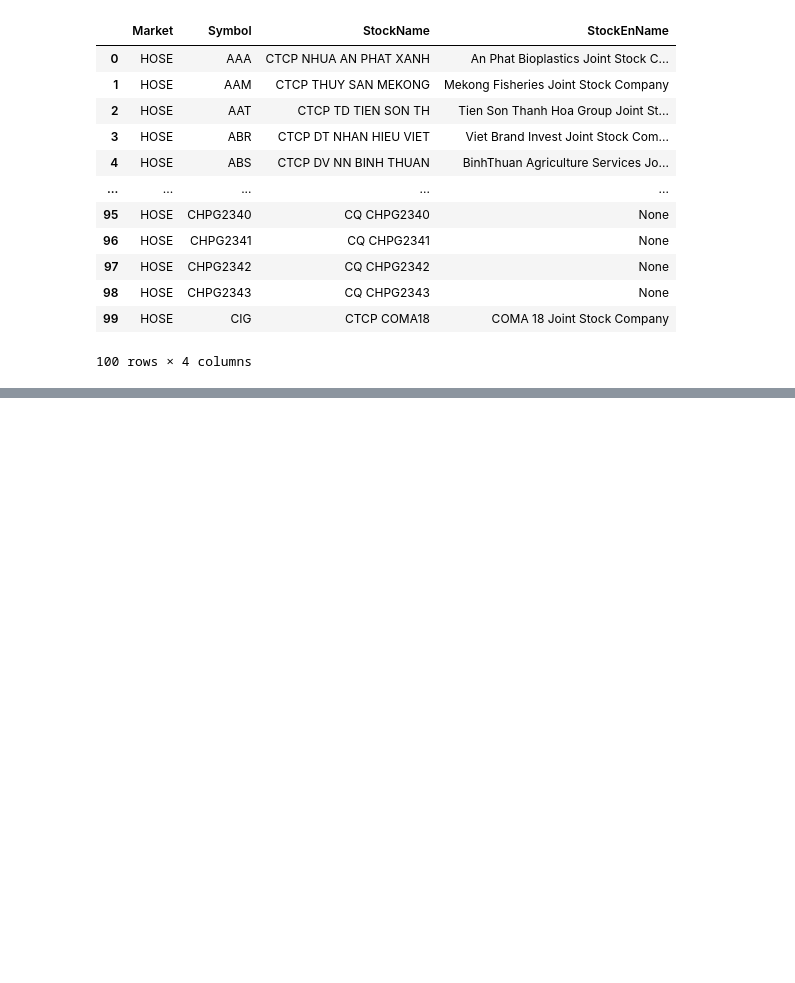
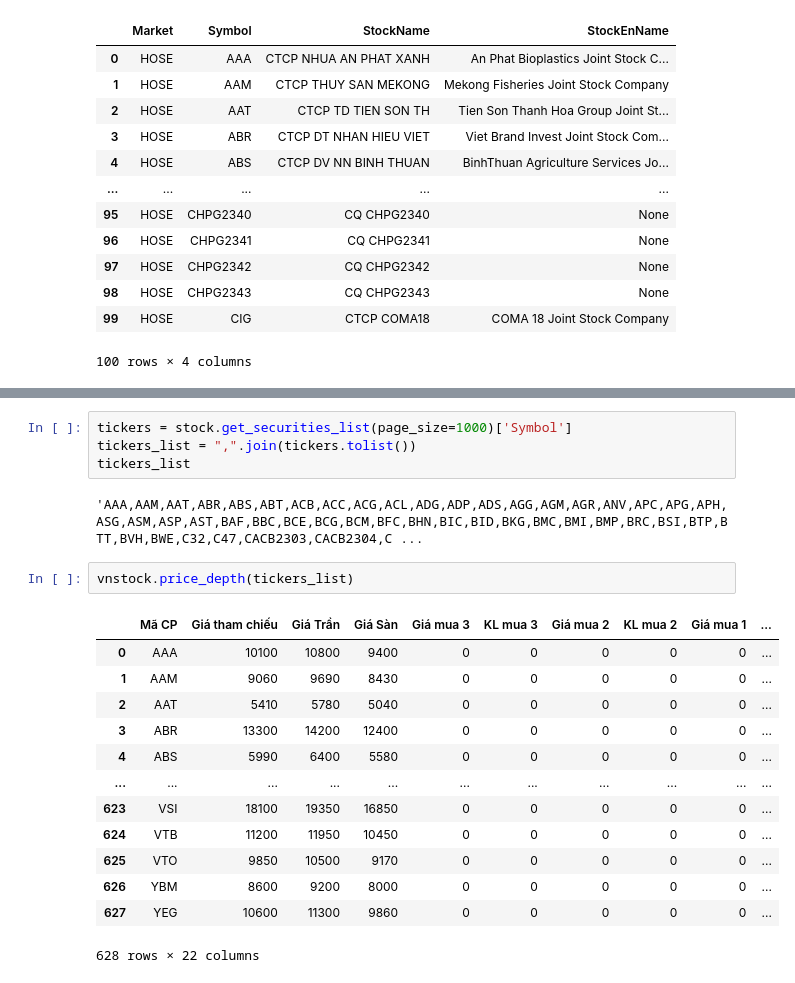
Before and after one commit to hung-manh/Vietnam-Stock-Market-Insights, a Jupyter notebook: stock_test.ipynb, the cells around one changed output, grey strips where cells are left out. Saved outputs shown, nothing was run; the diff lists cells and outputs as text; blank space fills up the shorter version.

```diff
--- a/stock_test.ipynb
+++ b/stock_test.ipynb
@@ -147,0 +225,22 @@ stock.get_securities_list()
+# %%
+tickers = stock.get_securities_list(page_size=1000)['Symbol']
+tickers_list = ",".join(tickers.tolist())
+tickers_list
+# %% [output]
+'AAA,AAM,AAT,ABR,ABS,ABT,ACB,ACC,ACG,ACL,ADG,ADP,ADS,AGG,AGM,AGR,ANV,APC,APG,APH,ASG,ASM,ASP,AST,BAF,BBC,BCE,BCG,BCM,BFC,BHN,BIC,BID,BKG,BMC,BMI,BMP,BRC,BSI,BTP,BTT,BVH,BWE,C32,C47,CACB2303,CACB2304,C ...
+# %%
+vnstock.price_depth(tickers_list)
+# %% [output]
+|  | Mã CP | Giá tham chiếu | Giá Trần | Giá Sàn | Giá mua 3 | KL mua 3 | Giá mua 2 | KL mua 2 | Giá mua 1 | ... |
+| 0 | AAA | 10100 | 10800 | 9400 | 0 | 0 | 0 | 0 | 0 | ... |
+| 1 | AAM | 9060 | 9690 | 8430 | 0 | 0 | 0 | 0 | 0 | ... |
+| 2 | AAT | 5410 | 5780 | 5040 | 0 | 0 | 0 | 0 | 0 | ... |
+| 3 | ABR | 13300 | 14200 | 12400 | 0 | 0 | 0 | 0 | 0 | ... |
+| 4 | ABS | 5990 | 6400 | 5580 | 0 | 0 | 0 | 0 | 0 | ... |
+| ... | ... | ... | ... | ... | ... | ... | ... | ... | ... | ... |
+| 623 | VSI | 18100 | 19350 | 16850 | 0 | 0 | 0 | 0 | 0 | ... |
+| 624 | VTB | 11200 | 11950 | 10450 | 0 | 0 | 0 | 0 | 0 | ... |
+| 625 | VTO | 9850 | 10500 | 9170 | 0 | 0 | 0 | 0 | 0 | ... |
+| 626 | YBM | 8600 | 9200 | 8000 | 0 | 0 | 0 | 0 | 0 | ... |
+| 627 | YEG | 10600 | 11300 | 9860 | 0 | 0 | 0 | 0 | 0 | ... |
+628 rows × 22 columns
```
Also changed, not shown: parts of 6 cells of this notebook, 8 other files.
